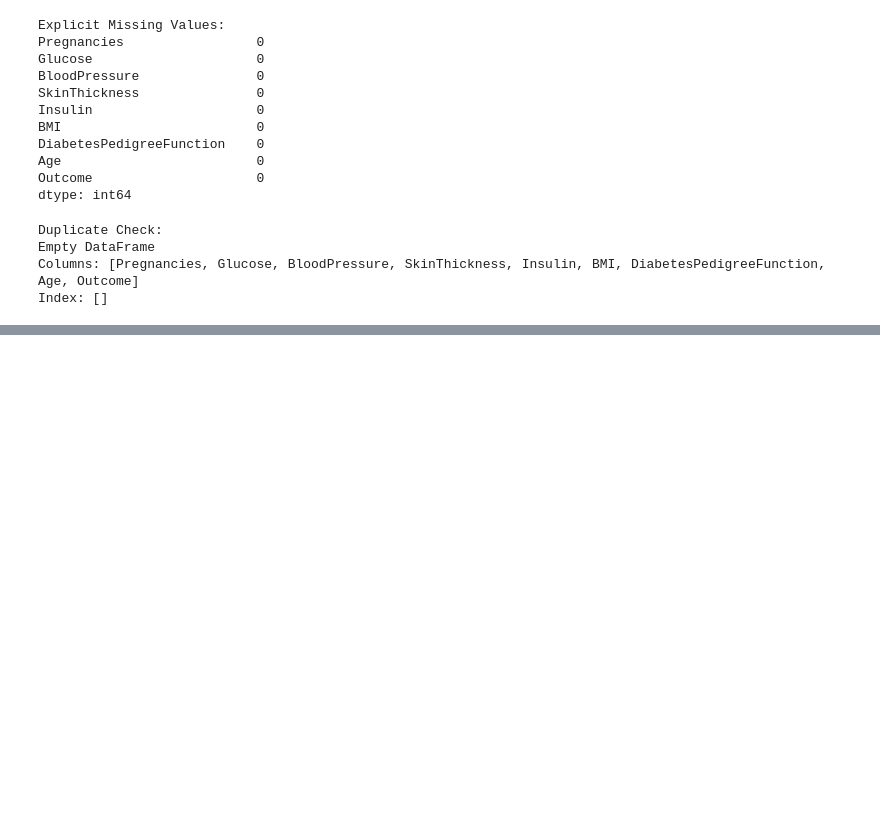
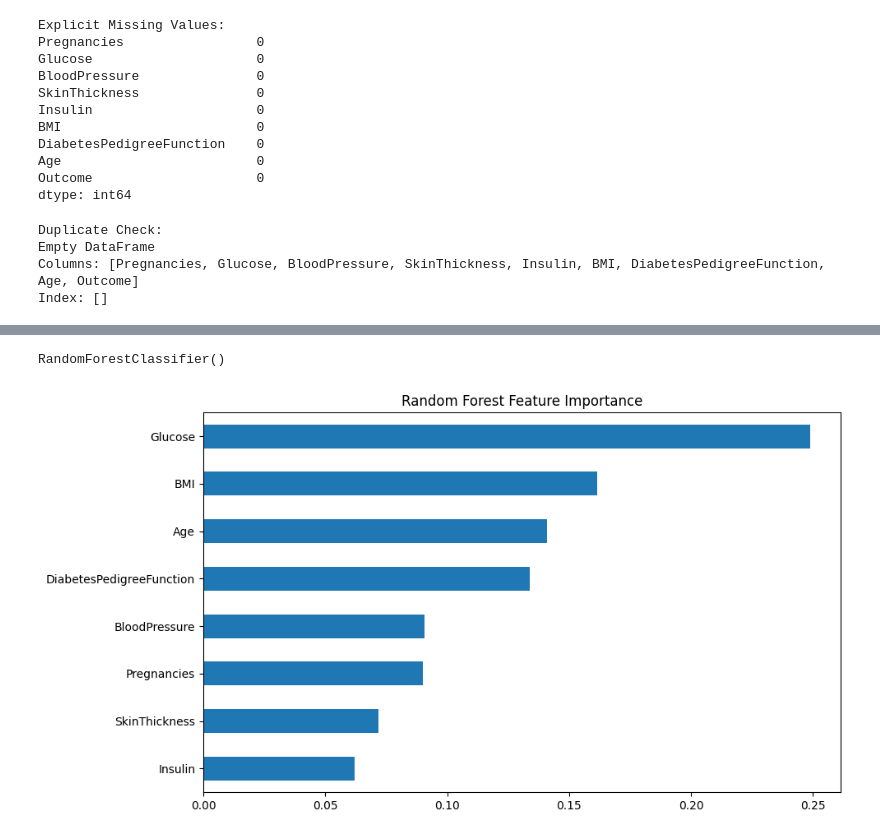
Before and after one commit to saumya-699/Data-Analytics-Process-and-Interpretation, a Jupyter notebook: Data_Analytics_Process_and_Interpretation.ipynb, the cells around one changed output, grey strips where cells are left out. Cells and saved outputs as stored; diff of their text form; code cells hidden in the pictures; blank space fills up the shorter version.

```diff
--- a/Data_Analytics_Process_and_Interpretation.ipynb
+++ b/Data_Analytics_Process_and_Interpretation.ipynb
@@ -707,0 +364,14 @@ weighted avg       0.75      0.76      0.73       203
+# %%
+# Feature importance analysis
+rf = RandomForestClassifier(n_estimators=100)
+rf.fit(X_train, y_train)
+# %% [output]
+RandomForestClassifier()
+# %%
+plt.figure(figsize=(10,6))
+importances = pd.Series(rf.feature_importances_, index=X.columns)
+importances.sort_values().plot(kind='barh')
+plt.title("Random Forest Feature Importance")
+plt.show()
+# %% [output]
+[figure, added]
```
Also changed, not shown: parts of 50 cells of this notebook.
